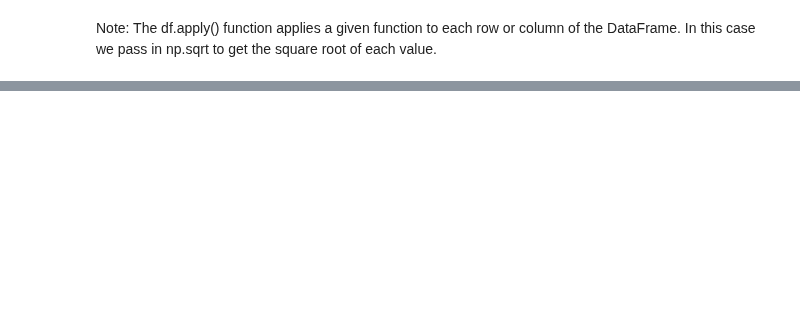
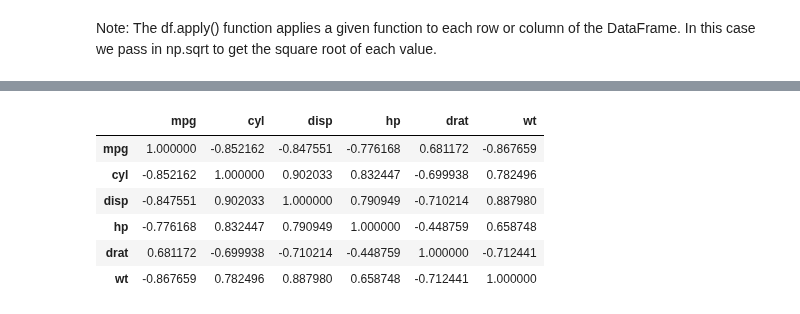
Before and after one commit to yigaai/StoryTelling_with_Data_myTelescope, a Jupyter notebook: lec16-preparing-numericdata.ipynb, the cells around one changed output, grey strips where cells are left out. Cells and saved outputs as stored; diff of their text form; code cells hidden in the pictures; blank space fills up the shorter version.

```diff
--- a/lec16-preparing-numericdata.ipynb
+++ b/lec16-preparing-numericdata.ipynb
@@ -244,0 +273,12 @@ Note: The df.apply() function applies a given function to each row or column of
+# %%
+# Check the pairwise correlations of 6 variables:
+
+mtcars.iloc[:,0:6].corr()
+# %% [output]
+|  | mpg | cyl | disp | hp | drat | wt |
+| mpg | 1.000000 | -0.852162 | -0.847551 | -0.776168 | 0.681172 | -0.867659 |
+| cyl | -0.852162 | 1.000000 | 0.902033 | 0.832447 | -0.699938 | 0.782496 |
+| disp | -0.847551 | 0.902033 | 1.000000 | 0.790949 | -0.710214 | 0.887980 |
+| hp | -0.776168 | 0.832447 | 0.790949 | 1.000000 | -0.448759 | 0.658748 |
+| drat | 0.681172 | -0.699938 | -0.710214 | -0.448759 | 1.000000 | -0.712441 |
+| wt | -0.867659 | 0.782496 | 0.887980 | 0.658748 | -0.712441 | 1.000000 |
```
Also changed, not shown: parts of 18 cells of this notebook.
